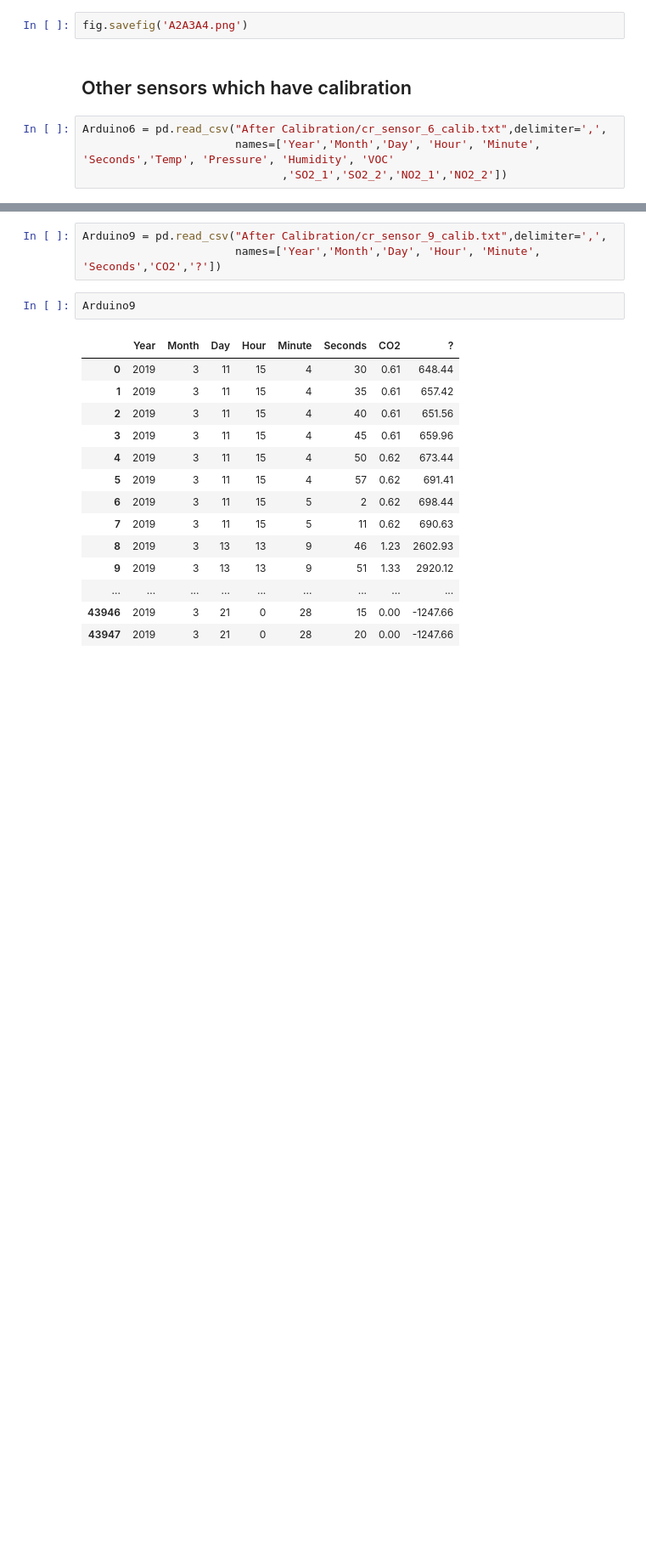
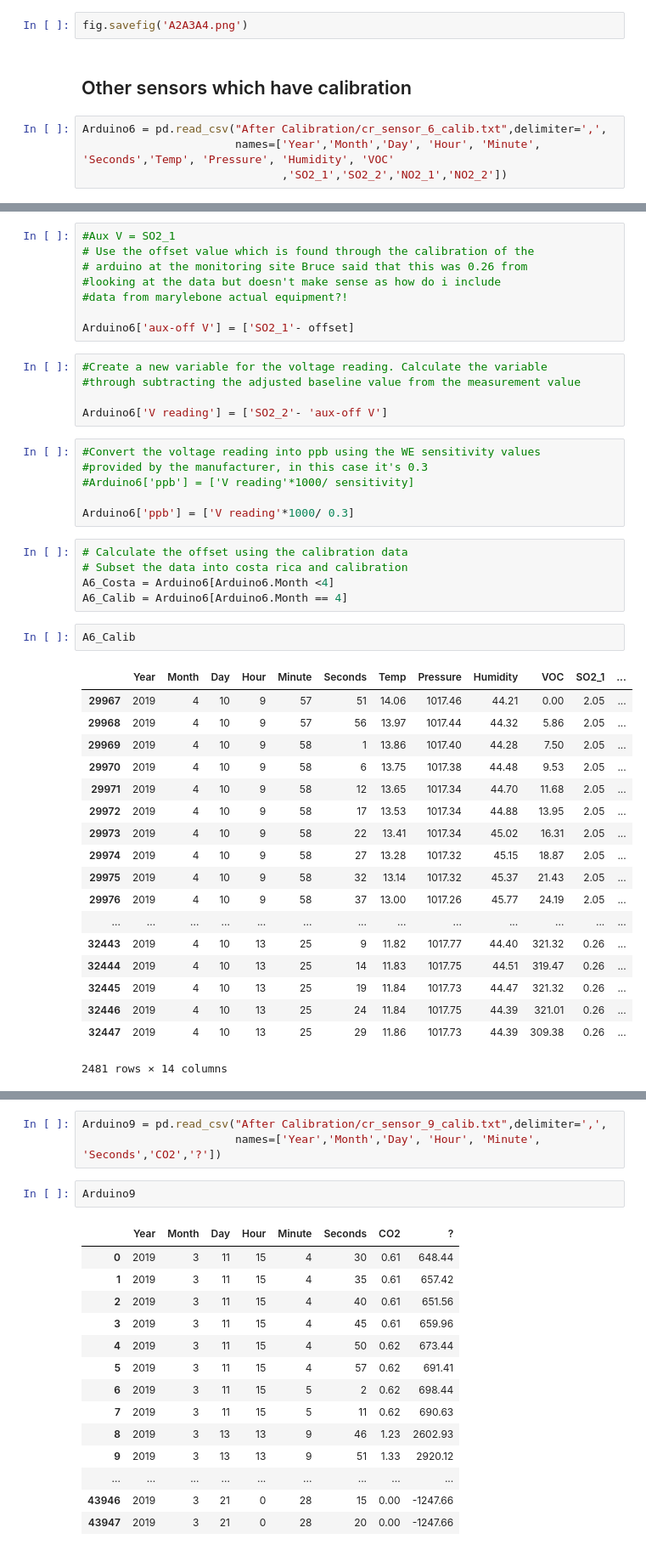
Before and after one commit to annalisasheehan/Costa_Rica, a Jupyter notebook: Processing_Arduino_data.ipynb, the cells around one changed output, grey strips where cells are left out. Shown: that part at 85% size. Saved outputs shown, nothing was run; the diff lists cells and outputs as text; blank space fills up the shorter version.

Commit message:
Included calibration of the SO2 monitor for Ard6

```diff
--- a/Processing_Arduino_data.ipynb
+++ b/Processing_Arduino_data.ipynb
@@ -380,0 +388,45 @@ Arduino6
+# %%
+#Aux V = SO2_1
+# Use the offset value which is found through the calibration of the
+# arduino at the monitoring site Bruce said that this was 0.26 from
+#looking at the data but doesn't make sense as how do i include
+#data from marylebone actual equipment?!
+
+Arduino6['aux-off V'] = ['SO2_1'- offset]
+# %%
+#Create a new variable for the voltage reading. Calculate the variable
+#through subtracting the adjusted baseline value from the measurement value
+
+Arduino6['V reading'] = ['SO2_2'- 'aux-off V']
+# %%
+#Convert the voltage reading into ppb using the WE sensitivity values
+#provided by the manufacturer, in this case it's 0.3
+#Arduino6['ppb'] = ['V reading'*1000/ sensitivity]
+
+Arduino6['ppb'] = ['V reading'*1000/ 0.3]
+# %%
+# Calculate the offset using the calibration data
+# Subset the data into costa rica and calibration
+A6_Costa = Arduino6[Arduino6.Month <4]
+A6_Calib = Arduino6[Arduino6.Month == 4]
+# %%
+A6_Calib
+# %% [output]
+|  | Year | Month | Day | Hour | Minute | Seconds | Temp | Pressure | Humidity | VOC | SO2_1 | ... |
+| 29967 | 2019 | 4 | 10 | 9 | 57 | 51 | 14.06 | 1017.46 | 44.21 | 0.00 | 2.05 | ... |
+| 29968 | 2019 | 4 | 10 | 9 | 57 | 56 | 13.97 | 1017.44 | 44.32 | 5.86 | 2.05 | ... |
+| 29969 | 2019 | 4 | 10 | 9 | 58 | 1 | 13.86 | 1017.40 | 44.28 | 7.50 | 2.05 | ... |
+| 29970 | 2019 | 4 | 10 | 9 | 58 | 6 | 13.75 | 1017.38 | 44.48 | 9.53 | 2.05 | ... |
+| 29971 | 2019 | 4 | 10 | 9 | 58 | 12 | 13.65 | 1017.34 | 44.70 | 11.68 | 2.05 | ... |
+| 29972 | 2019 | 4 | 10 | 9 | 58 | 17 | 13.53 | 1017.34 | 44.88 | 13.95 | 2.05 | ... |
+| 29973 | 2019 | 4 | 10 | 9 | 58 | 22 | 13.41 | 1017.34 | 45.02 | 16.31 | 2.05 | ... |
+| 29974 | 2019 | 4 | 10 | 9 | 58 | 27 | 13.28 | 1017.32 | 45.15 | 18.87 | 2.05 | ... |
+| 29975 | 2019 | 4 | 10 | 9 | 58 | 32 | 13.14 | 1017.32 | 45.37 | 21.43 | 2.05 | ... |
+| 29976 | 2019 | 4 | 10 | 9 | 58 | 37 | 13.00 | 1017.26 | 45.77 | 24.19 | 2.05 | ... |
+| ... | ... | ... | ... | ... | ... | ... | ... | ... | ... | ... | ... | ... |
+| 32443 | 2019 | 4 | 10 | 13 | 25 | 9 | 11.82 | 1017.77 | 44.40 | 321.32 | 0.26 | ... |
+| 32444 | 2019 | 4 | 10 | 13 | 25 | 14 | 11.83 | 1017.75 | 44.51 | 319.47 | 0.26 | ... |
+| 32445 | 2019 | 4 | 10 | 13 | 25 | 19 | 11.84 | 1017.73 | 44.47 | 321.32 | 0.26 | ... |
+| 32446 | 2019 | 4 | 10 | 13 | 25 | 24 | 11.84 | 1017.75 | 44.39 | 321.01 | 0.26 | ... |
+| 32447 | 2019 | 4 | 10 | 13 | 25 | 29 | 11.86 | 1017.73 | 44.39 | 309.38 | 0.26 | ... |
+2481 rows × 14 columns
```
Also changed, not shown: parts of 5 cells of this notebook.
